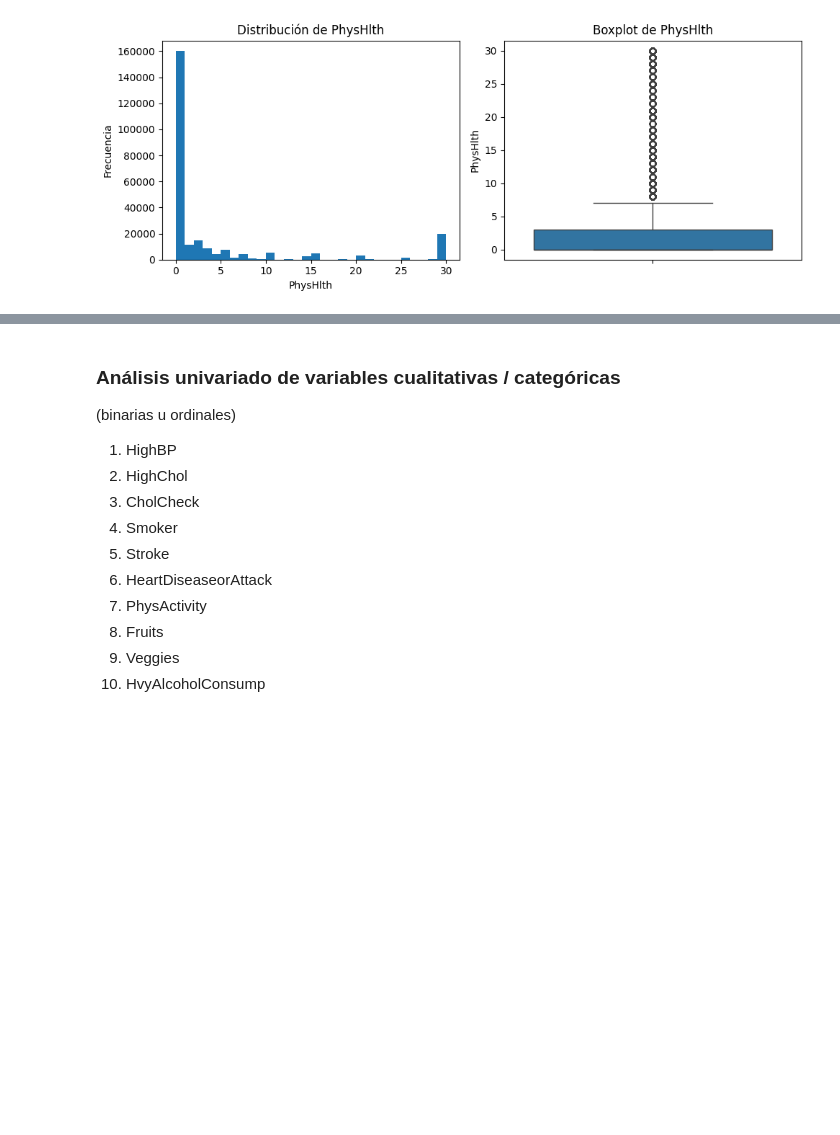
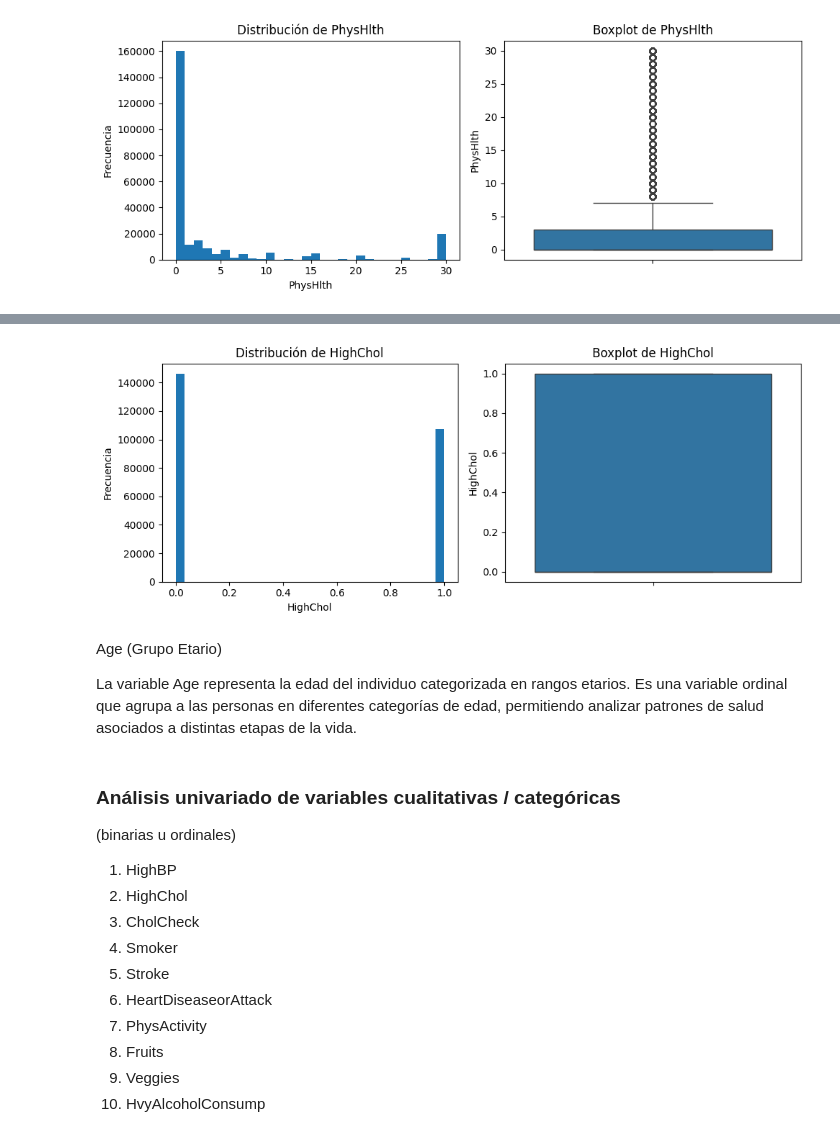
Before and after one commit to sebas-serrano/Diabetes_Health_Indicators, a Jupyter notebook: notebooks/Diabetes_Health_Indicators.ipynb, the cells around one changed output, grey strips where cells are left out. Saved outputs shown, nothing was run; the diff lists cells and outputs as text; code cells hidden in the pictures; blank space fills up the shorter version.

```diff
--- a/notebooks/Diabetes_Health_Indicators.ipynb
+++ b/notebooks/Diabetes_Health_Indicators.ipynb
@@ -336,3 +410,11 @@ plot_univariate_distribution(df_multi, 'PhysHlth')
+# %%
+plot_univariate_distribution(df_multi, 'HighChol')
+# %% [output]
+[figure, added]
+# %% [markdown]
+Age (Grupo Etario)
+
+La variable Age representa la edad del individuo categorizada en rangos etarios. Es una variable ordinal que agrupa a las personas en diferentes categorías de edad, permitiendo analizar patrones de salud asociados a distintas etapas de la vida.
 # %% [markdown]
 ### **Análisis univariado de variables cualitativas / categóricas**
 
```
Also changed, not shown: parts of 13 cells of this notebook.
